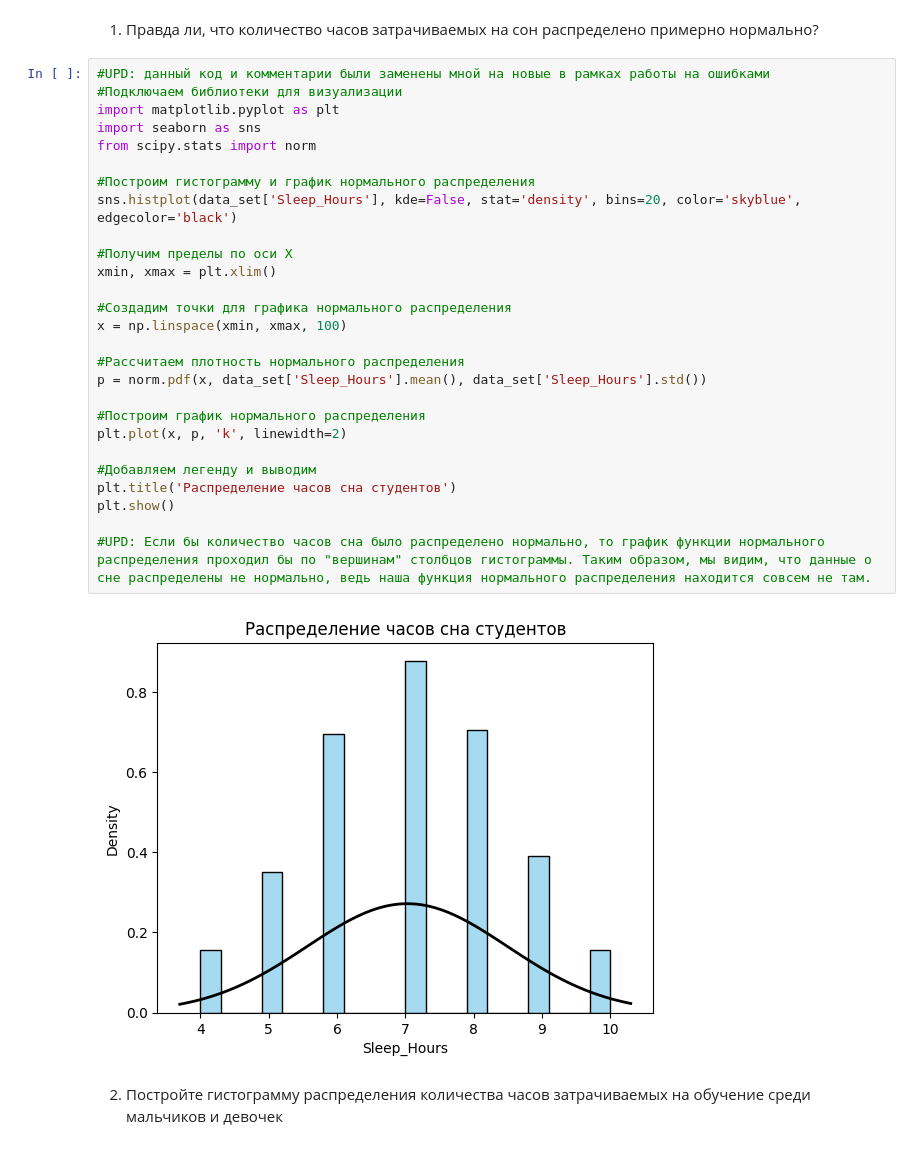
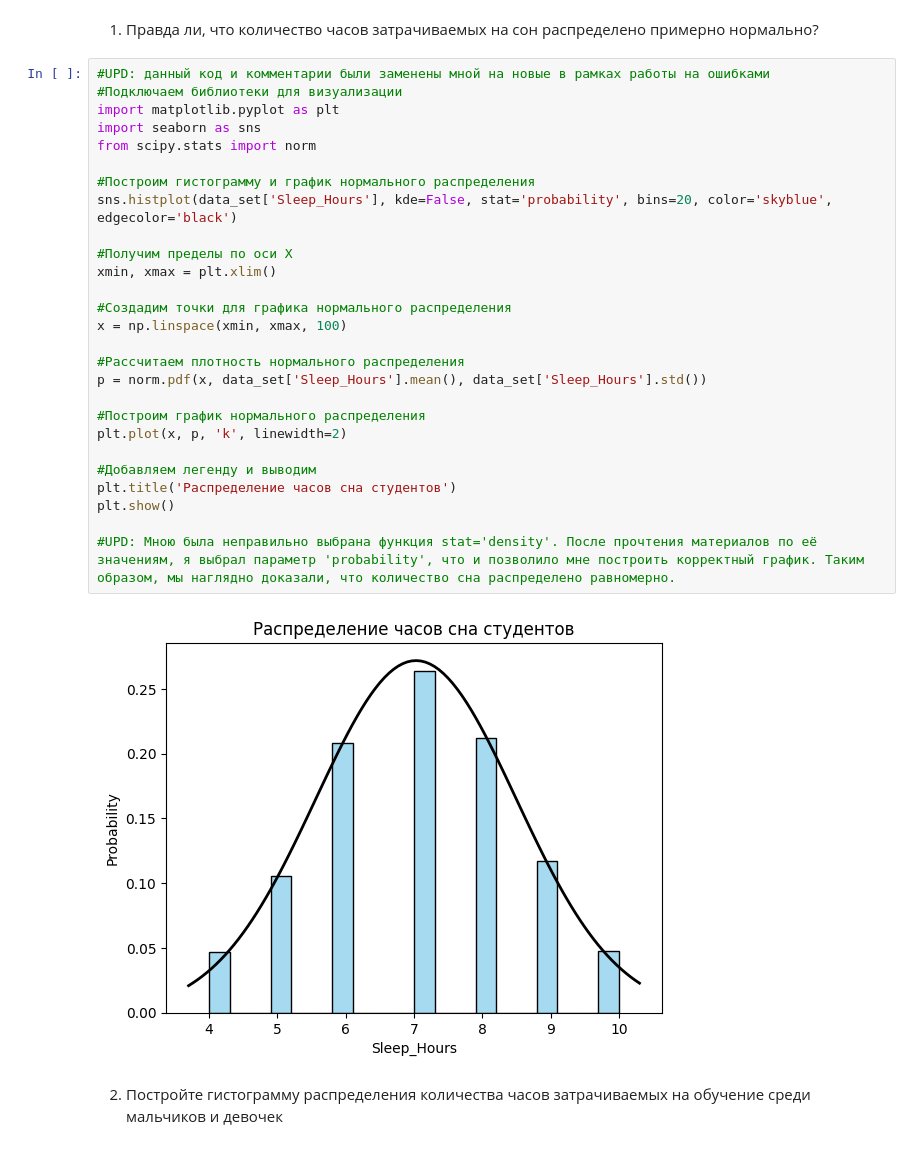
Before and after one commit to Nyamerka/ML_MAI, a Jupyter notebook: lab1/Lab1-6.ipynb, the cells around one changed output. Cells and saved outputs as stored; diff of their text form.

Commit message:
Исправлен 1 график

```diff
--- a/lab1/Lab1-6.ipynb
+++ b/lab1/Lab1-6.ipynb
@@ -322,32 +322,32 @@ print(percentage_of_high_score)
 # %%
 #UPD: данный код и комментарии были заменены мной на новые в рамках работы на ошибками
 #Подключаем библиотеки для визуализации
 import matplotlib.pyplot as plt
 import seaborn as sns
 from scipy.stats import norm
 
 #Построим гистограмму и график нормального распределения
-sns.histplot(data_set['Sleep_Hours'], kde=False, stat='density', bins=20, color='skyblue', edgecolor='black')
+sns.histplot(data_set['Sleep_Hours'], kde=False, stat='probability', bins=20, color='skyblue', edgecolor='black')
 
 #Получим пределы по оси X
 xmin, xmax = plt.xlim()
 
 #Создадим точки для графика нормального распределения
 x = np.linspace(xmin, xmax, 100)
 
 #Рассчитаем плотность нормального распределения
 p = norm.pdf(x, data_set['Sleep_Hours'].mean(), data_set['Sleep_Hours'].std())
 
 #Построим график нормального распределения
 plt.plot(x, p, 'k', linewidth=2)
 
 #Добавляем легенду и выводим
 plt.title('Распределение часов сна студентов')
 plt.show()
 
-#UPD: Если бы количество часов сна было распределено нормально, то график функции нормального распределения проходил бы по "вершинам" столбцов гистограммы. Таким образом, мы видим, что данные о сне распределены не нормально, ведь наша функция нормального распределения находится совсем не там.
+#UPD: Мною была неправильно выбрана функция stat='density'. После прочтения материалов по её значениям, я выбрал параметр 'probability', что и позволило мне построить корректный график. Таким образом, мы наглядно доказали, что количество сна распределено равномерно.
 # %% [output]
-[figure, old version]
+[figure, new version]
 # %% [markdown]
 2. Постройте гистограмму распределения количества часов затрачиваемых на обучение среди мальчиков и девочек
 # %%
```
Also changed, not shown: parts of 5 cells of this notebook.
